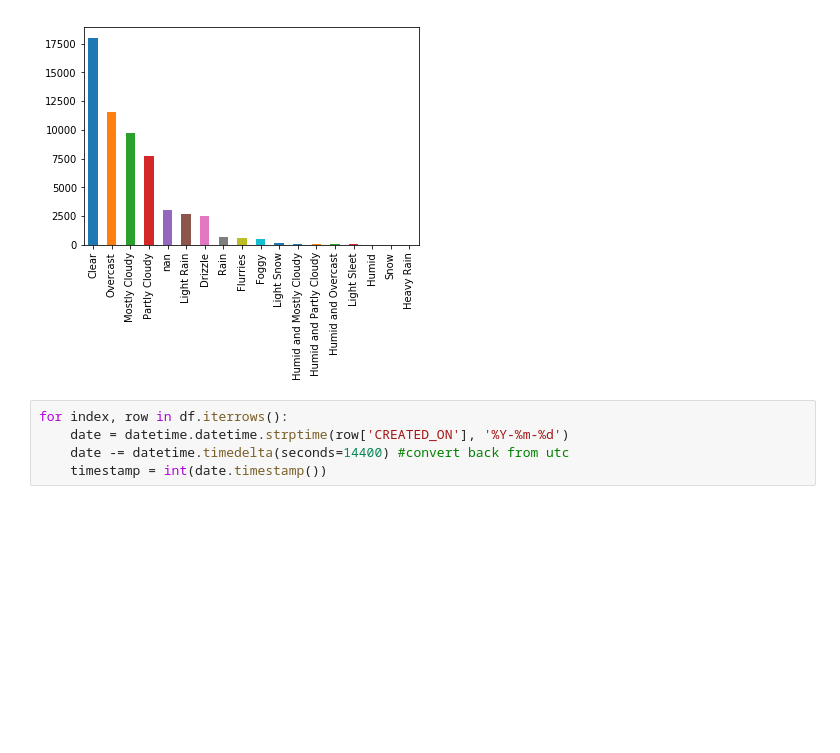
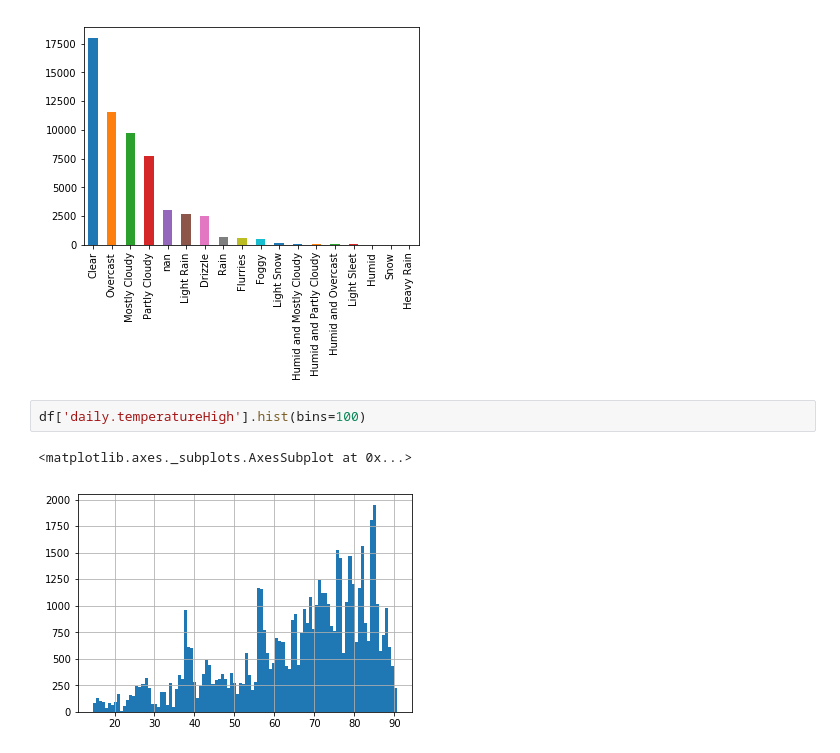
Before and after one commit to erl67/Pittsburgh-311-Weather-Analysis, a Jupyter notebook: 311_CombinedMaster.ipynb, the cells around one changed output. Saved outputs shown, nothing was run; the diff lists cells and outputs as text; blank space fills up the shorter version.

```diff
--- a/311_CombinedMaster.ipynb
+++ b/311_CombinedMaster.ipynb
@@ -201,8 +233,8 @@ df['current.summary'].value_counts(sort=True, ascending=False, dropna=False).plo
 # %% [output]
 <matplotlib.axes._subplots.AxesSubplot at 0x...>
 [figure]
-# %%
-for index, row in df.iterrows():
-    date = datetime.datetime.strptime(row['CREATED_ON'], '%Y-%m-%d')
-    date -= datetime.timedelta(seconds=14400) #convert back from utc
-    timestamp = int(date.timestamp())
+# %%
+df['daily.temperatureHigh'].hist(bins=100)
+# %% [output]
+<matplotlib.axes._subplots.AxesSubplot at 0x...>
+[figure, added]
```
Also changed, not shown: parts of 16 cells of this notebook, 4 other files.
